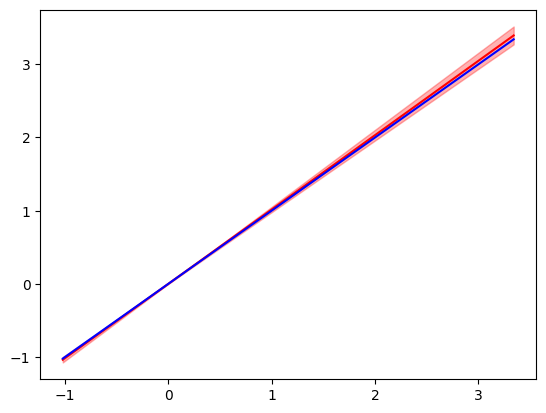
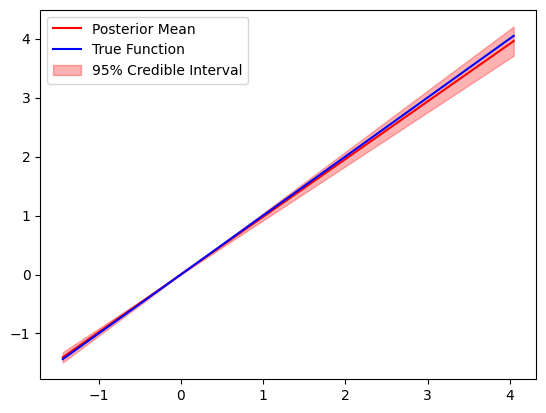
Unified diff of the notebook cell whose output changed from the first chart to the second:
--- before
+++ after
@@ -2,2 +2,4 @@
 plt.plot(xstar, f_xstar, color='blue', label='True Function')
 plt.fill_between(xstar, mu_xstar - err_xstar, mu_xstar + err_xstar, color='red', alpha=0.3, label='95% Credible Interval')
+plt.legend()
+plt.savefig('pictures/posterior_function_estimate.pdf')

Commit: Ran experiment with OCK_GP and removed dataset